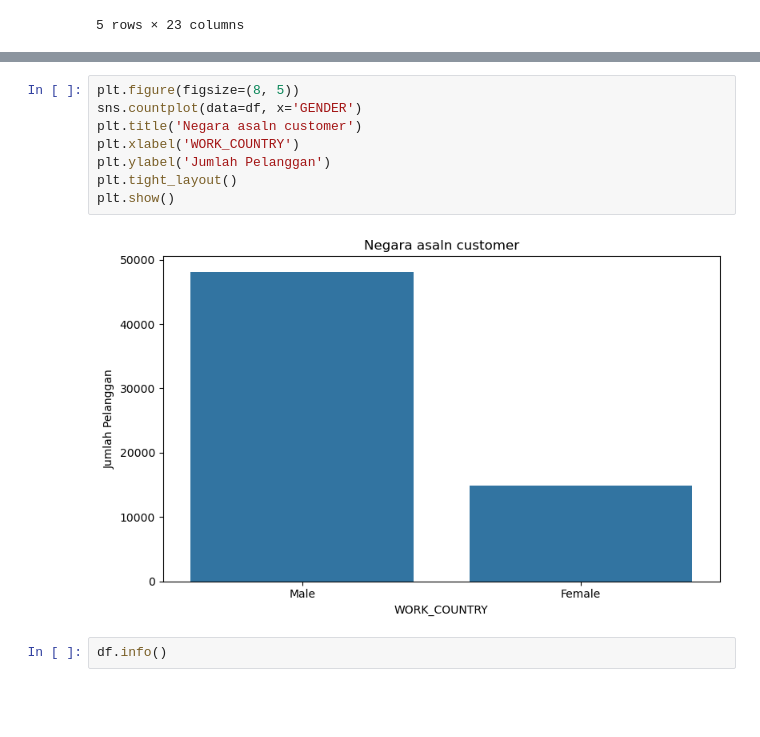
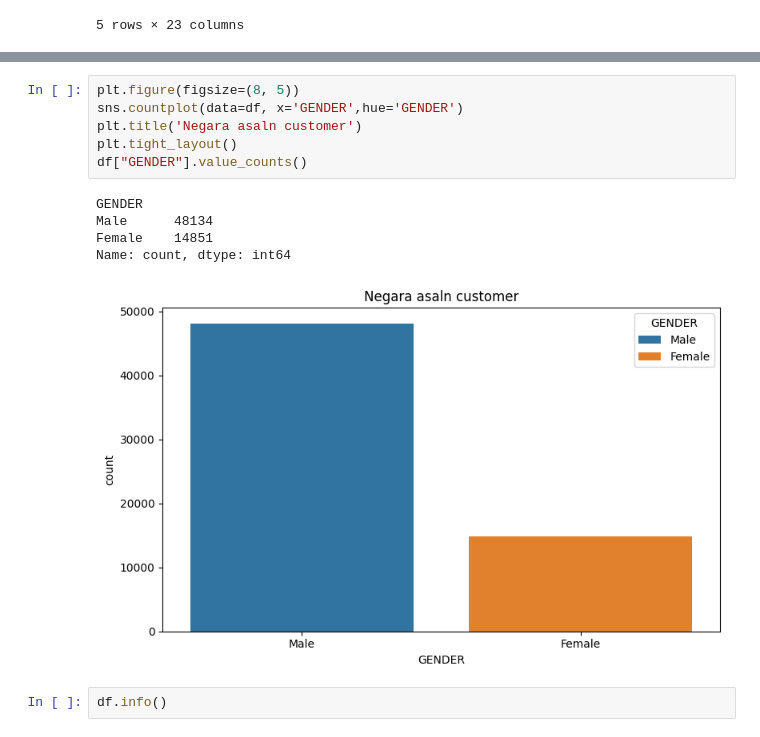
Before and after one commit to agirahmawandi/hw_unsupervised_learning, a Jupyter notebook: Agi_rahmawandi_batch57_Unsupervised_Learning.ipynb, the cells around one changed output, grey strips where cells are left out. Saved outputs shown, nothing was run; the diff lists cells and outputs as text; blank space fills up the shorter version.

```diff
--- a/Agi_rahmawandi_batch57_Unsupervised_Learning.ipynb
+++ b/Agi_rahmawandi_batch57_Unsupervised_Learning.ipynb
@@ -28,13 +96,15 @@ df.head()
 # %%
 plt.figure(figsize=(8, 5))
-sns.countplot(data=df, x='GENDER')
+sns.countplot(data=df, x='GENDER',hue='GENDER')
 plt.title('Negara asaln customer')
-plt.xlabel('WORK_COUNTRY')
-plt.ylabel('Jumlah Pelanggan')
 plt.tight_layout()
-plt.show()
+df["GENDER"].value_counts()
 # %% [output]
+GENDER
+Male      48134
+Female    14851
+Name: count, dtype: int64
-[figure, old version]
+[figure, new version]
 # %%
 df.info()
 # %% [output]
```
Also changed, not shown: parts of 12 cells of this notebook.
